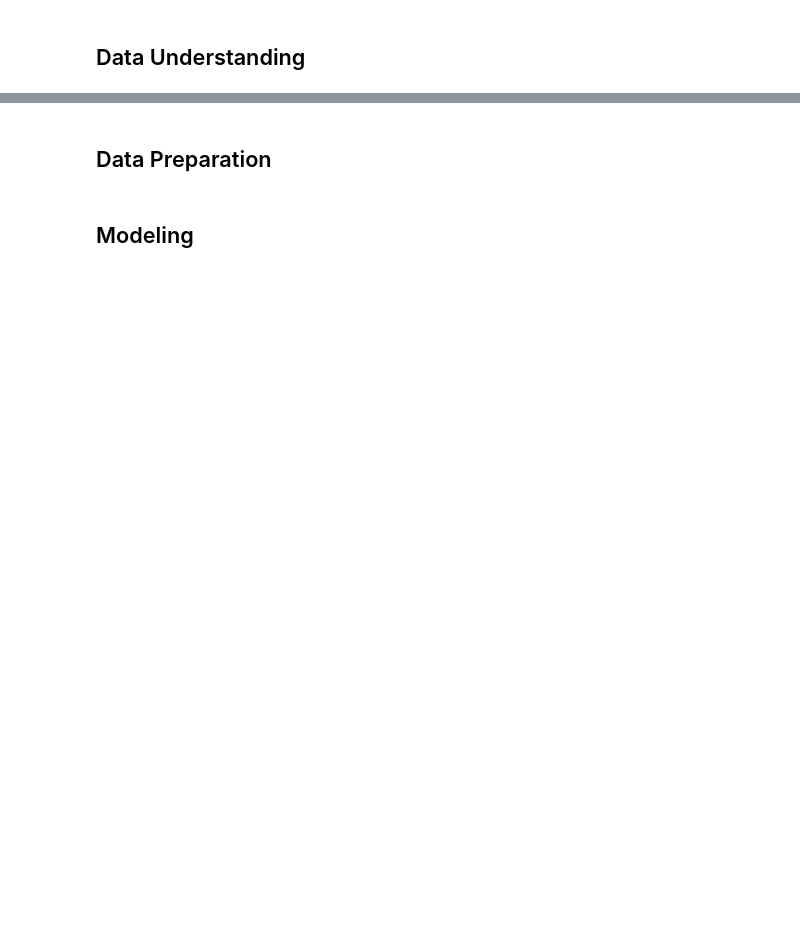
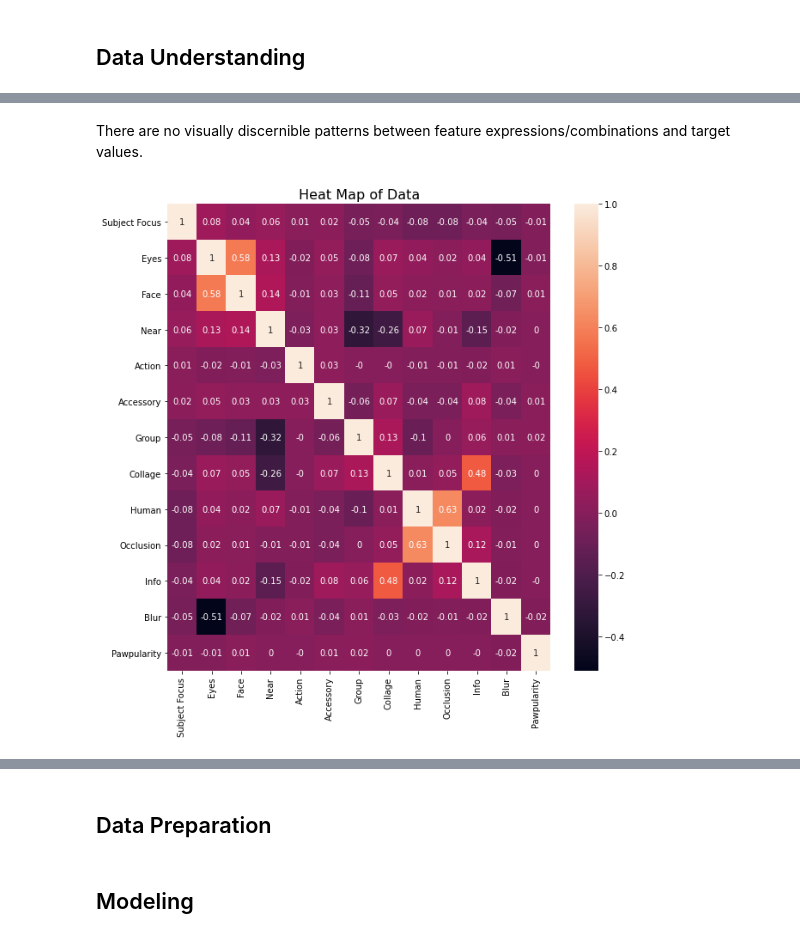
Before and after one commit to Sombrero7/pawpularity-contest, a Jupyter notebook: main_notebook.ipynb, the cells around one changed output, grey strips where cells are left out. Cells and saved outputs as stored; diff of their text form; code cells hidden in the pictures; blank space fills up the shorter version.

```diff
--- a/main_notebook.ipynb
+++ b/main_notebook.ipynb
@@ -8,0 +105,9 @@
+# %% [markdown]
+There are no visually discernible patterns between feature expressions/combinations and target values.
+# %%
+# plot heatmap of data
+plt.figure(figsize=(10,10))
+sns.heatmap(round(df.corr(), 2), annot=True);
+plt.title('Heat Map of Data', fontsize=16);
+# %% [output]
+[figure, added]
```
Also changed, not shown: parts of 106 cells of this notebook, 4 other files.
